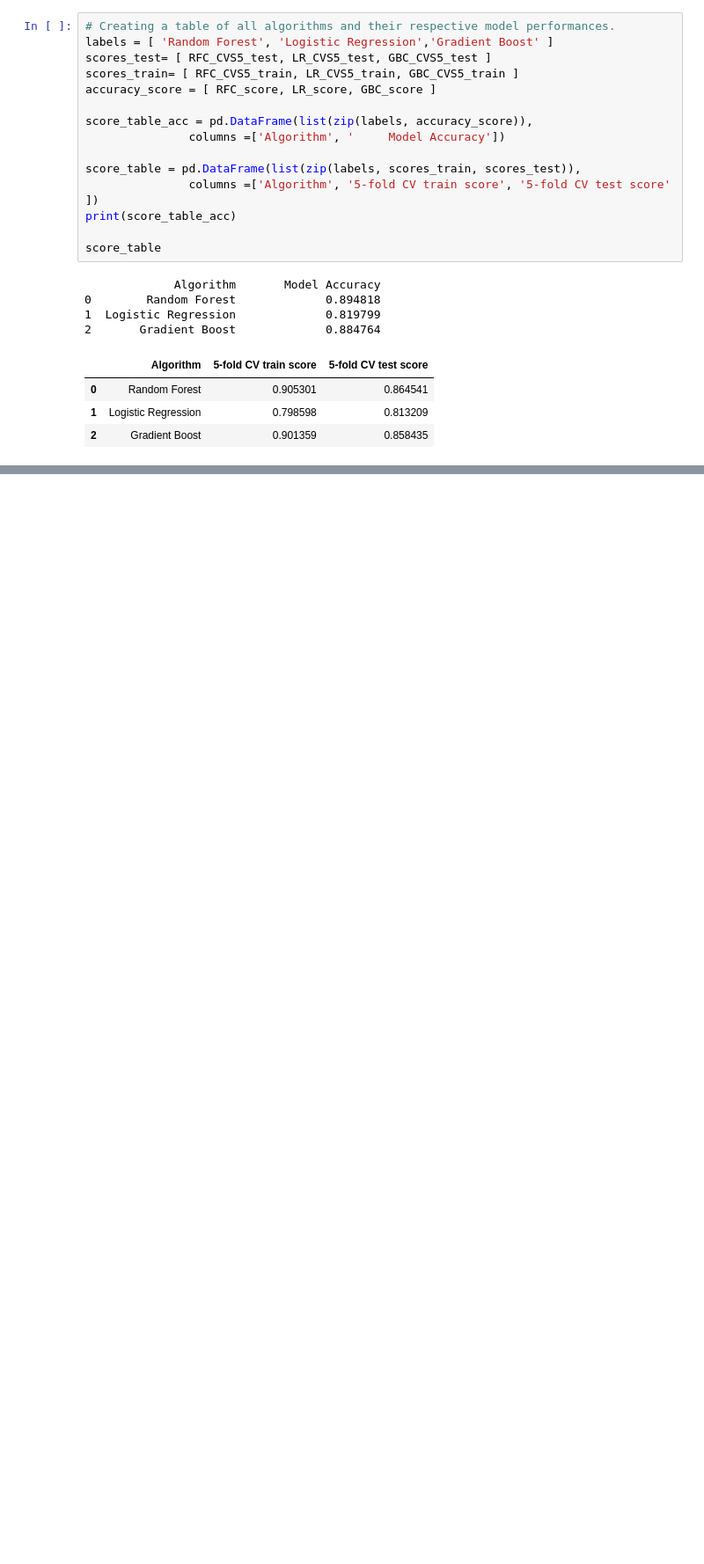
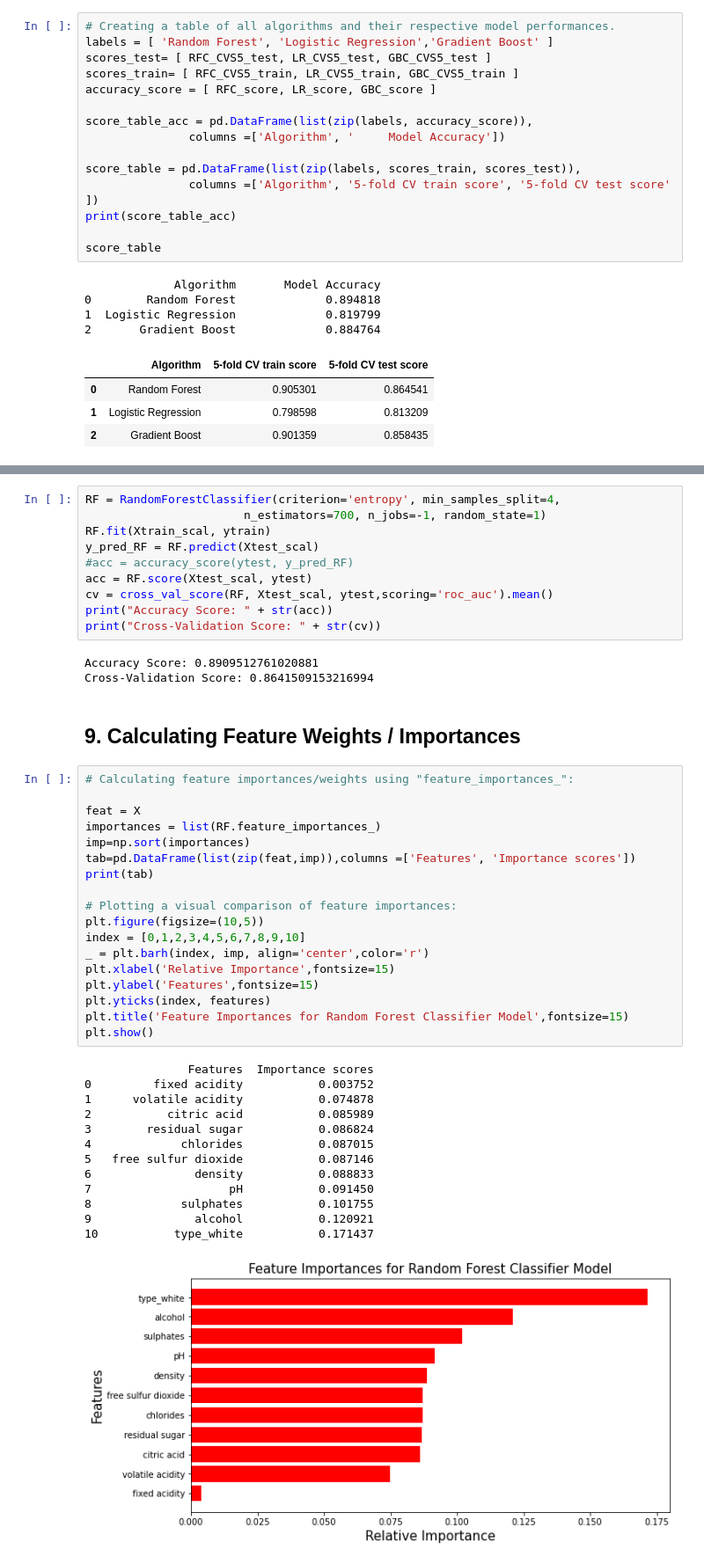
Before and after one commit to JaredBarnes6/wine_quality_capstone, a Jupyter notebook: Wine Quality Capstone.ipynb, the cells around one changed output, grey strips where cells are left out. Shown at 88% size. Saved outputs shown, nothing was run; the diff lists cells and outputs as text; blank space fills up the shorter version.

```diff
--- a/Wine Quality Capstone.ipynb
+++ b/Wine Quality Capstone.ipynb
@@ -489,0 +517,47 @@ The best performing model is clearly Random Forest, though Gradient Boosting Dec
+# %%
+RF = RandomForestClassifier(criterion='entropy', min_samples_split=4,
+                       n_estimators=700, n_jobs=-1, random_state=1)
+RF.fit(Xtrain_scal, ytrain)
+y_pred_RF = RF.predict(Xtest_scal)
+#acc = accuracy_score(ytest, y_pred_RF)
+acc = RF.score(Xtest_scal, ytest)
+cv = cross_val_score(RF, Xtest_scal, ytest,scoring='roc_auc').mean()
+print("Accuracy Score: " + str(acc))
+print("Cross-Validation Score: " + str(cv))
+# %% [output]
+Accuracy Score: 0.8909512761020881
+Cross-Validation Score: 0.8641509153216994
+# %% [markdown]
+## 9. Calculating Feature Weights / Importances ##
+# %%
+# Calculating feature importances/weights using "feature_importances_":
+
+feat = X
+importances = list(RF.feature_importances_)
+imp=np.sort(importances)
+tab=pd.DataFrame(list(zip(feat,imp)),columns =['Features', 'Importance scores'])
+print(tab)
+
+# Plotting a visual comparison of feature importances:
+plt.figure(figsize=(10,5))
+index = [0,1,2,3,4,5,6,7,8,9,10]
+_ = plt.barh(index, imp, align='center',color='r')
+plt.xlabel('Relative Importance',fontsize=15)
+plt.ylabel('Features',fontsize=15)
+plt.yticks(index, features)
+plt.title('Feature Importances for Random Forest Classifier Model',fontsize=15)
+plt.show()
+# %% [output]
+               Features  Importance scores
+0         fixed acidity           0.003752
+1      volatile acidity           0.074878
+2           citric acid           0.085989
+3        residual sugar           0.086824
+4             chlorides           0.087015
+5   free sulfur dioxide           0.087146
+6               density           0.088833
+7                    pH           0.091450
+8             sulphates           0.101755
+9               alcohol           0.120921
+10           type_white           0.171437
+[figure, added]
```
Also changed, not shown: parts of 17 cells of this notebook.
